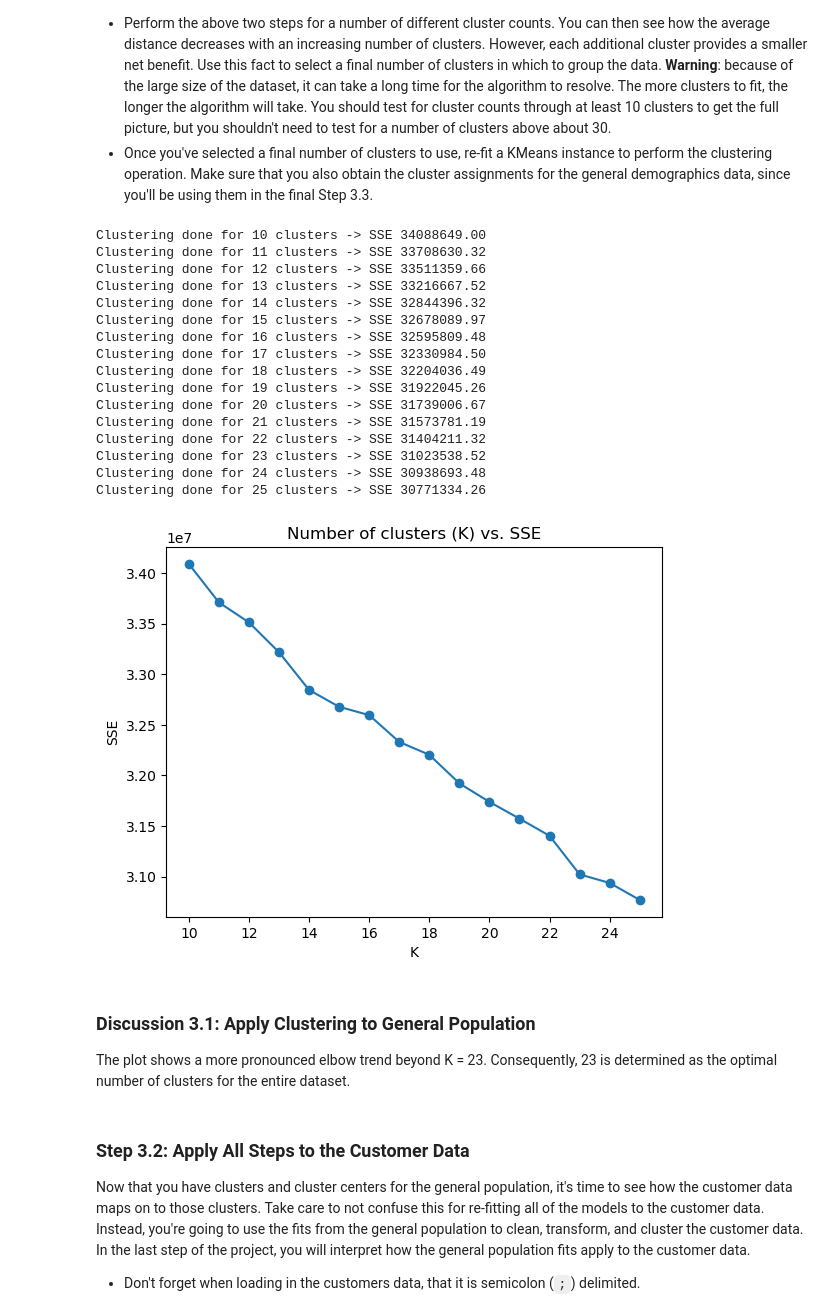
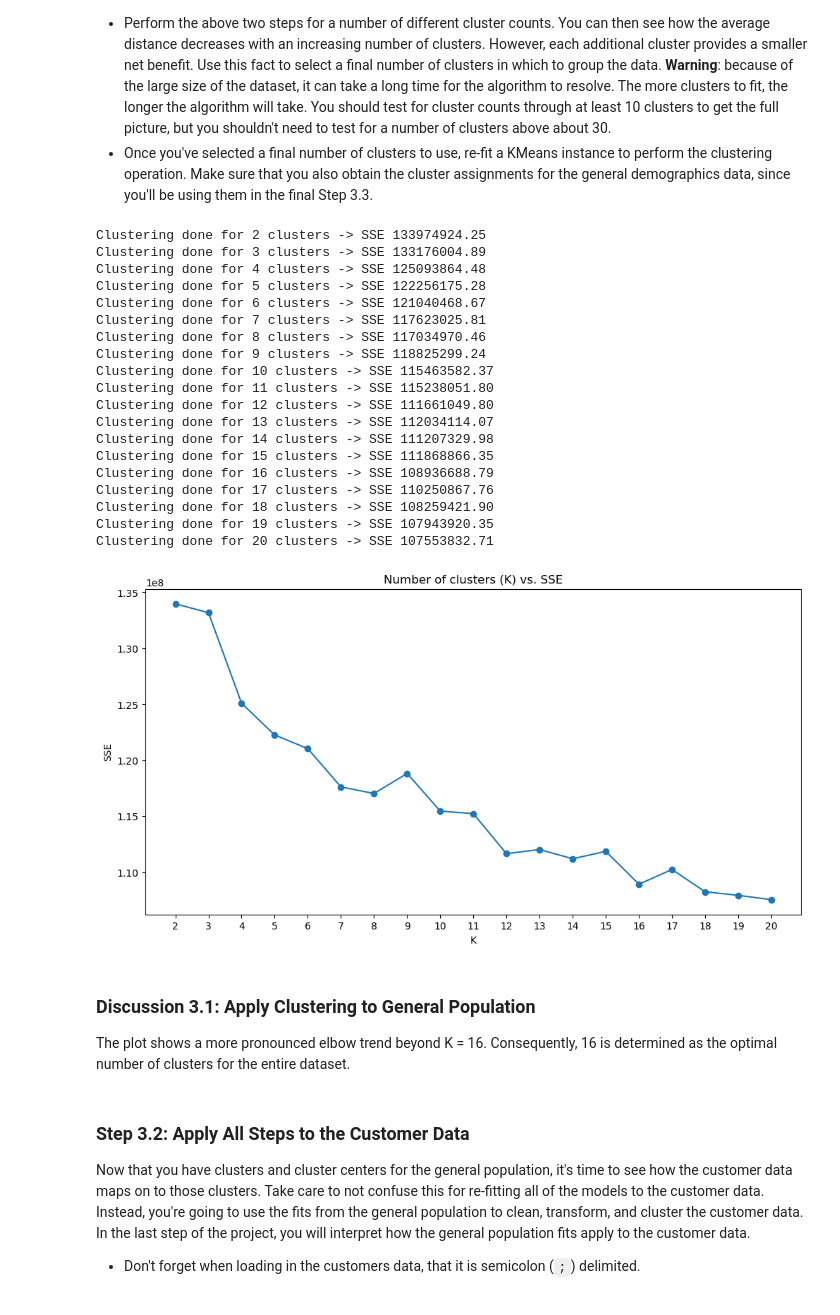
Before and after one commit to Ermess94/identify-customer-segments-introduction-to-machine-learning-with-pytorch-udacity, a Jupyter notebook: Identify_Customer_Segments.ipynb, the cells around one changed output. Cells and saved outputs as stored; diff of their text form; code cells hidden in the pictures.

```diff
--- a/Identify_Customer_Segments.ipynb
+++ b/Identify_Customer_Segments.ipynb
@@ -110,7 +110,7 @@ For the remaining features, are there any patterns in which columns have, or sha
 # %%
 # Perform an assessment of how much missing data there is in each column of the dataset.
 def extract_columns_with_nan(df):
-    columns_with_nans = df.isna().sum()
+    columns_with_nans = df.isnull().sum()
     columns_with_nans = columns_with_nans[columns_with_nans > 0]
     nan_percentages = np.round(columns_with_nans * 100 / len(df), 2)
     df_nan = pd.DataFrame({'NaN_Count': columns_with_nans, 'NaN_Percentage': nan_percentages})
@@ -507,10 +512,13 @@ def fill_nan(dataset):
 # %%
-number_of_nan = azdias.isna().any().sum()
+imputer = SimpleImputer(strategy='most_frequent')
+number_of_nan = azdias.isnull().any().sum()
 print("Number of NaN in the dataset: ", number_of_nan)
 
 if number_of_nan > 0:
-    fill_nan(azdias)
-    print("Number of NaN in the dataset after Imputer processing: ", azdias.isna().any().sum())
+    column_names = azdias.columns
+    azdias = imputer.fit_transform(azdias)
+    azdias = pd.DataFrame(azdias, columns=column_names)
+    print("Number of NaN in the dataset after Imputer processing: ", azdias.isnull().any().sum())
 # %% [output]
 Number of NaN in the dataset:  39
 Number of NaN in the dataset after Imputer processing:  0
@@ -680,45 +690,47 @@ You've assessed and cleaned the demographics data, then scaled and transformed t
 - Perform the above two steps for a number of different cluster counts. You can then see how the average distance decreases with an increasing number of clusters. However, each additional cluster provides a smaller net benefit. Use this fact to select a final number of clusters in which to group the data. **Warning**: because of the large size of the dataset, it can take a long time for the algorithm to resolve. The more clusters to fit, the longer the algorithm will take. You should test for cluster counts through at least 10 clusters to get the full picture, but you shouldn't need to test for a number of clusters above about 30.
 - Once you've selected a final number of clusters to use, re-fit a KMeans instance to perform the clustering operation. Make sure that you also obtain the cluster assignments for the general demographics data, since you'll be using them in the final Step 3.3.
 # %%
-# Over a number of different cluster counts...
-from sklearn.cluster import KMeans
+from sklearn.cluster import MiniBatchKMeans
 
 sse = []
-k_range = list(range(10, 26))
-#take a subset of 30% because this is so slow
-azdias_pca_30 = azdias_pca[np.random.choice(azdias_pca.shape[0], int(azdias_pca.shape[0]*0.30), replace=False)]
+k_range = list(range(2, 21))
 
 for k in k_range:
-    kmeans = KMeans(n_clusters=k, n_init=10).fit(azdias_pca_30)
-    score = np.abs(kmeans.score(azdias_pca_30))
+    kmeans = MiniBatchKMeans(n_clusters=k, batch_size=100, n_init=10, random_state=42).fit(azdias_pca)
+    score = np.abs(kmeans.score(azdias_pca))
     sse.append(score)
     print('Clustering done for {} clusters -> SSE {:.2f}'.format(k, score))
 # %% [output]
-Clustering done for 10 clusters -> SSE 34088649.00
-Clustering done for 11 clusters -> SSE 33708630.32
-Clustering done for 12 clusters -> SSE 33511359.66
-Clustering done for 13 clusters -> SSE 33216667.52
-Clustering done for 14 clusters -> SSE 32844396.32
-Clustering done for 15 clusters -> SSE 32678089.97
-Clustering done for 16 clusters -> SSE 32595809.48
-Clustering done for 17 clusters -> SSE 32330984.50
-Clustering done for 18 clusters -> SSE 32204036.49
-Clustering done for 19 clusters -> SSE 31922045.26
-Clustering done for 20 clusters -> SSE 31739006.67
-Clustering done for 21 clusters -> SSE 31573781.19
-Clustering done for 22 clusters -> SSE 31404211.32
-Clustering done for 23 clusters -> SSE 31023538.52
-Clustering done for 24 clusters -> SSE 30938693.48
-Clustering done for 25 clusters -> SSE 30771334.26
+Clustering done for 2 clusters -> SSE 133974924.25
+Clustering done for 3 clusters -> SSE 133176004.89
+Clustering done for 4 clusters -> SSE 125093864.48
+Clustering done for 5 clusters -> SSE 122256175.28
+Clustering done for 6 clusters -> SSE 121040468.67
+Clustering done for 7 clusters -> SSE 117623025.81
+Clustering done for 8 clusters -> SSE 117034970.46
+Clustering done for 9 clusters -> SSE 118825299.24
+Clustering done for 10 clusters -> SSE 115463582.37
+Clustering done for 11 clusters -> SSE 115238051.80
+Clustering done for 12 clusters -> SSE 111661049.80
+Clustering done for 13 clusters -> SSE 112034114.07
+Clustering done for 14 clusters -> SSE 111207329.98
+Clustering done for 15 clusters -> SSE 111868866.35
+Clustering done for 16 clusters -> SSE 108936688.79
+Clustering done for 17 clusters -> SSE 110250867.76
+Clustering done for 18 clusters -> SSE 108259421.90
+Clustering done for 19 clusters -> SSE 107943920.35
+Clustering done for 20 clusters -> SSE 107553832.71
 # %%
 # Investigate the change in within-cluster distance across number of clusters.
 # HINT: Use matplotlib's plot function to visualize this relationship.
+plt.figure(figsize=(12, 6))
 plt.title('Number of clusters (K) vs. SSE')
 plt.xlabel('K')
+plt.xticks(k_range)
 plt.ylabel('SSE')
 plt.plot(k_range, sse, linestyle='-', marker='o');
 # %% [output]
-[figure, old version]
+[figure, new version]
 # %%
 # Re-fit the k-means model with the selected number of clusters and obtain
 # cluster predictions for the general population demographics data.
@@ -728,7 +740,7 @@ population_clusters = kmeans.predict(azdias_pca)
 # %% [markdown]
 ### Discussion 3.1: Apply Clustering to General Population
 
-The plot shows a more pronounced elbow trend beyond K = 23. Consequently, 23 is determined as the optimal number of clusters for the entire dataset.
+The plot shows a more pronounced elbow trend beyond K = 16. Consequently, 16 is determined as the optimal number of clusters for the entire dataset.
 # %% [markdown]
 ### Step 3.2: Apply All Steps to the Customer Data
 
```
Also changed, not shown: parts of 21 cells of this notebook, 1 other file.
